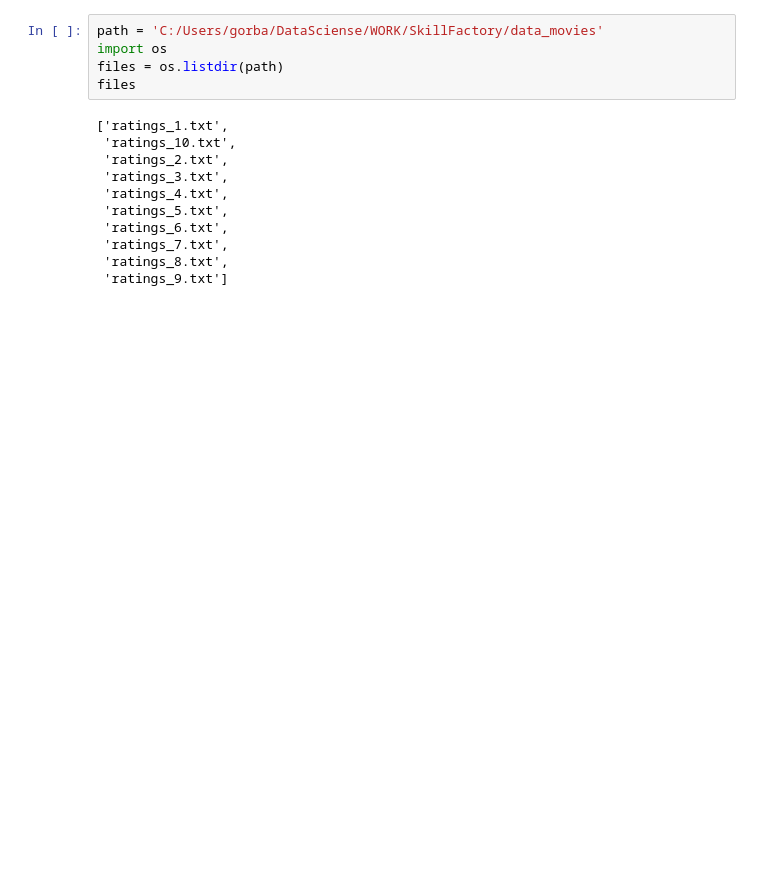
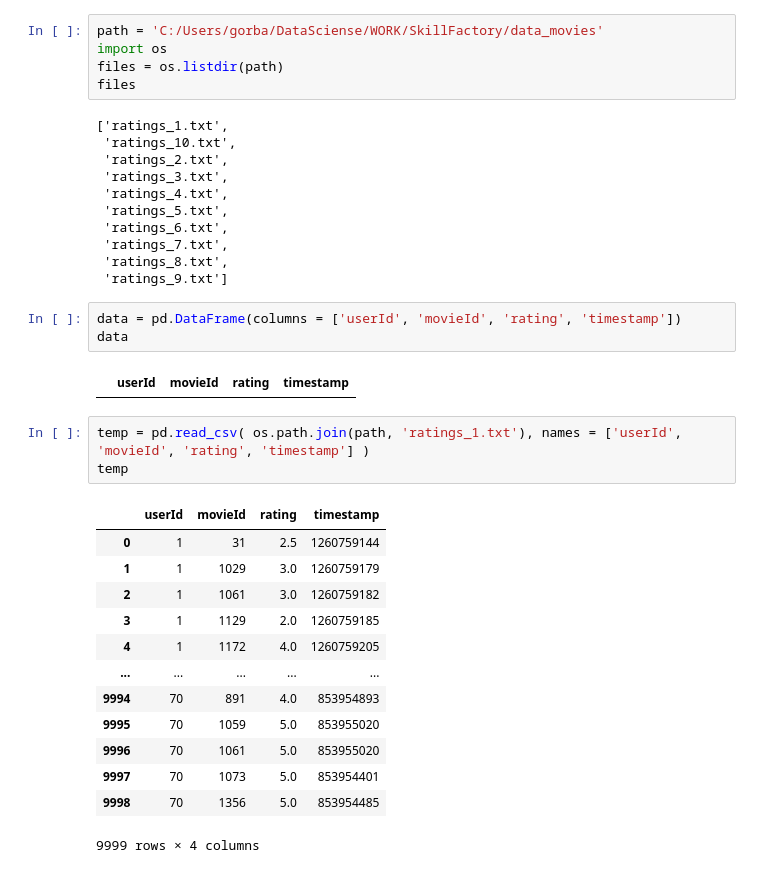
Before and after one commit to aar44i/DataScience, a Jupyter notebook: SkillFactory/7.ipynb, the cells around one changed output. Saved outputs shown, nothing was run; the diff lists cells and outputs as text; blank space fills up the shorter version.

```diff
--- a/SkillFactory/7.ipynb
+++ b/SkillFactory/7.ipynb
@@ -225,3 +225,25 @@ files
  'ratings_7.txt',
  'ratings_8.txt',
  'ratings_9.txt']
+# %%
+data = pd.DataFrame(columns = ['userId', 'movieId', 'rating', 'timestamp'])
+data
+# %% [output]
+|  | userId | movieId | rating | timestamp |
+# %%
+temp = pd.read_csv( os.path.join(path, 'ratings_1.txt'), names = ['userId', 'movieId', 'rating', 'timestamp'] )
+temp
+# %% [output]
+|  | userId | movieId | rating | timestamp |
+| 0 | 1 | 31 | 2.5 | 1260759144 |
+| 1 | 1 | 1029 | 3.0 | 1260759179 |
+| 2 | 1 | 1061 | 3.0 | 1260759182 |
+| 3 | 1 | 1129 | 2.0 | 1260759185 |
+| 4 | 1 | 1172 | 4.0 | 1260759205 |
+| ... | ... | ... | ... | ... |
+| 9994 | 70 | 891 | 4.0 | 853954893 |
+| 9995 | 70 | 1059 | 5.0 | 853955020 |
+| 9996 | 70 | 1061 | 5.0 | 853955020 |
+| 9997 | 70 | 1073 | 5.0 | 853954401 |
+| 9998 | 70 | 1356 | 5.0 | 853954485 |
+9999 rows × 4 columns
```
Also changed, not shown: parts of 1 cell of this notebook.
